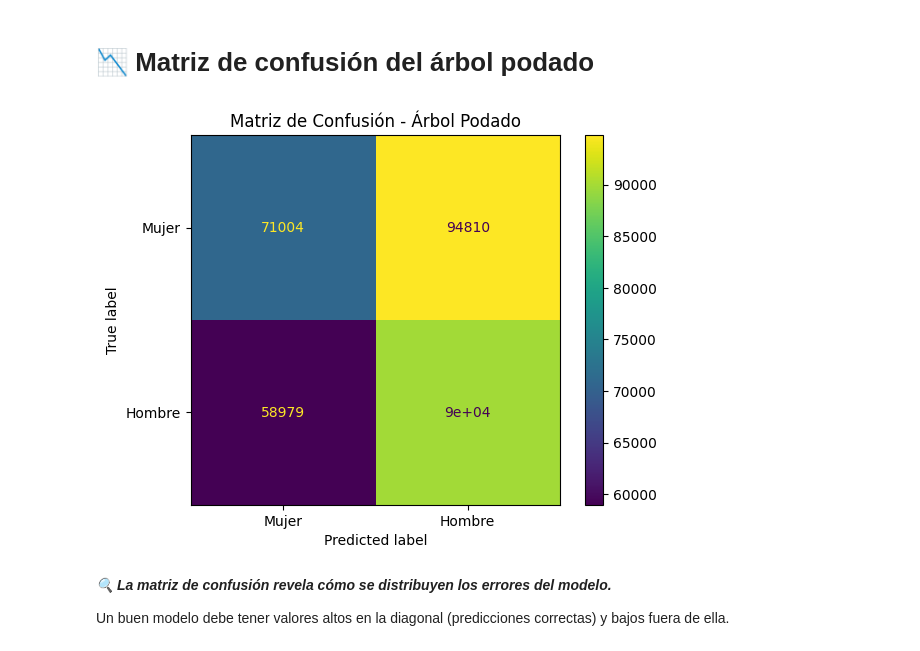
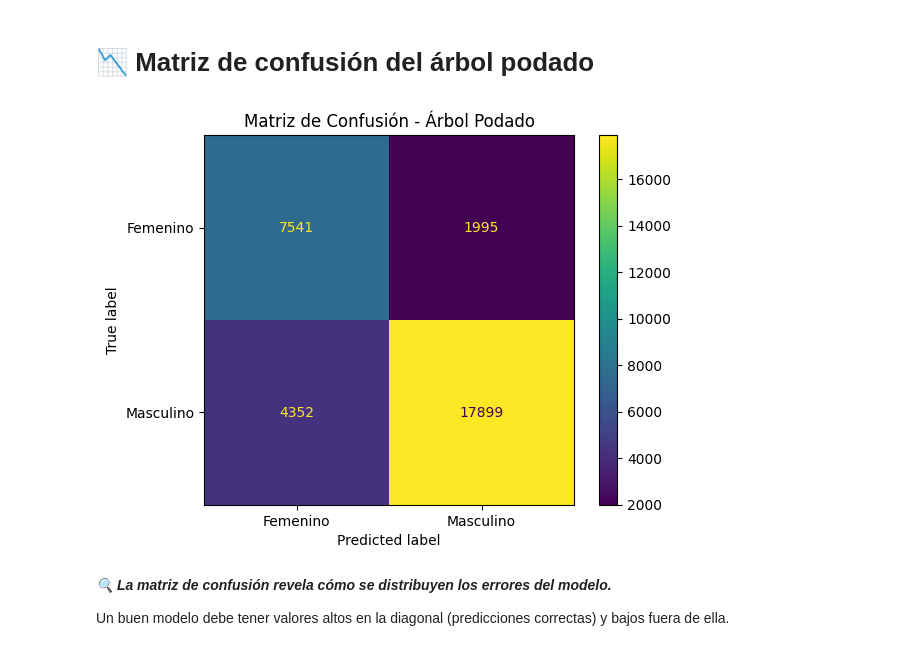
Before and after one commit to AlexandraAponte/Intriduccion_Github, a Jupyter notebook: Notebooks/Trabajo_Final_y_Sexo_M.ipynb, the cells around one changed output. Cells and saved outputs as stored; diff of their text form; code cells hidden in the pictures.

```diff
--- a/Notebooks/Trabajo_Final_y_Sexo_M.ipynb
+++ b/Notebooks/Trabajo_Final_y_Sexo_M.ipynb
@@ -611,0 +602,7 @@ El modelo muestra un rendimiento deficiente en la clasificación por sexo, con m
+# %%
+
+# Juntar los dos grupos
+df_balanced = pd.concat([df_fallecido, recuperados_sub], axis=0).sample(frac=1, random_state=42)
+
+# Verificar proporciones
+print(df_balanced['Estado_2'].value_counts(normalize=True))
@@ -611,0 +614,20 @@ El modelo muestra un rendimiento deficiente en la clasificación por sexo, con m
+# %%
+# Entrenamiento
+Xb = df_balanced.drop(columns=['Estado_2'])
+yb = df_balanced['Estado_2']
+
+# Escalado
+scaler = StandardScaler()
+Xb_scaled = scaler.fit_transform(Xb)
+Xb_scaled = pd.DataFrame(Xb_scaled, columns=Xb.columns)
+
+# Split y entrenamiento
+Xb_train, Xb_test, yb_train, yb_test = train_test_split(Xb_scaled, yb, test_size=0.3, random_state=42, stratify=yb)
+
+model = LogisticRegression(max_iter=500, solver='liblinear')
+model.fit(Xb_train, yb_train)
+yb_pred = model.predict(Xb_test)
+
+print("🎯 Exactitud:", accuracy_score(yb_test, yb_pred))
+print("📊 Reporte:")
+print(classification_report(yb_test, yb_pred))
@@ -772,7 +822,7 @@ from sklearn.metrics import classification_report, confusion_matrix, ConfusionMa
 
 # Entrenar árbol sin poda
 tree_full = DecisionTreeClassifier(random_state=42)
-tree_full.fit(Xc_train, yc_train)
+tree_full.fit(Xb_train, yb_train)
 # %% [output]
 DecisionTreeClassifier(random_state=42)
 # %% [markdown]
@@ -866,7 +916,7 @@ La exactitud global (accuracy) es 0.94, lo cual es alto, pero se debe contrastar
 Limitamos la profundidad y el número mínimo de muestras por hoja.
 # %%
 tree_pruned = DecisionTreeClassifier(max_depth=4, class_weight='balanced', min_samples_leaf=10, random_state=42)
-tree_pruned.fit(Xc_train, yc_train)
+tree_pruned.fit(Xb_train, yb_train)
 # %% [output]
 DecisionTreeClassifier(class_weight='balanced', max_depth=4,
                        min_samples_leaf=10, random_state=42)
@@ -930,11 +980,11 @@ weighted avg       0.52      0.51      0.51    314573
 # %% [markdown]
 # **📉 Matriz de confusión del árbol podado**
 # %%
-ConfusionMatrixDisplay.from_estimator(tree_pruned, Xc_test, yc_test, display_labels=['Mujer', 'Hombre'], cmap='viridis')
+ConfusionMatrixDisplay.from_estimator(tree_pruned, Xb_test, yb_test, display_labels=['Femenino', 'Masculino'], cmap='viridis')
 plt.title("Matriz de Confusión - Árbol Podado")
 plt.show()
 # %% [output]
-[figure, old version]
+[figure, new version]
 # %% [markdown]
 ***🔍 La matriz de confusión revela cómo se distribuyen los errores del modelo.***
 
```
Also changed, not shown: parts of 38 cells of this notebook.
